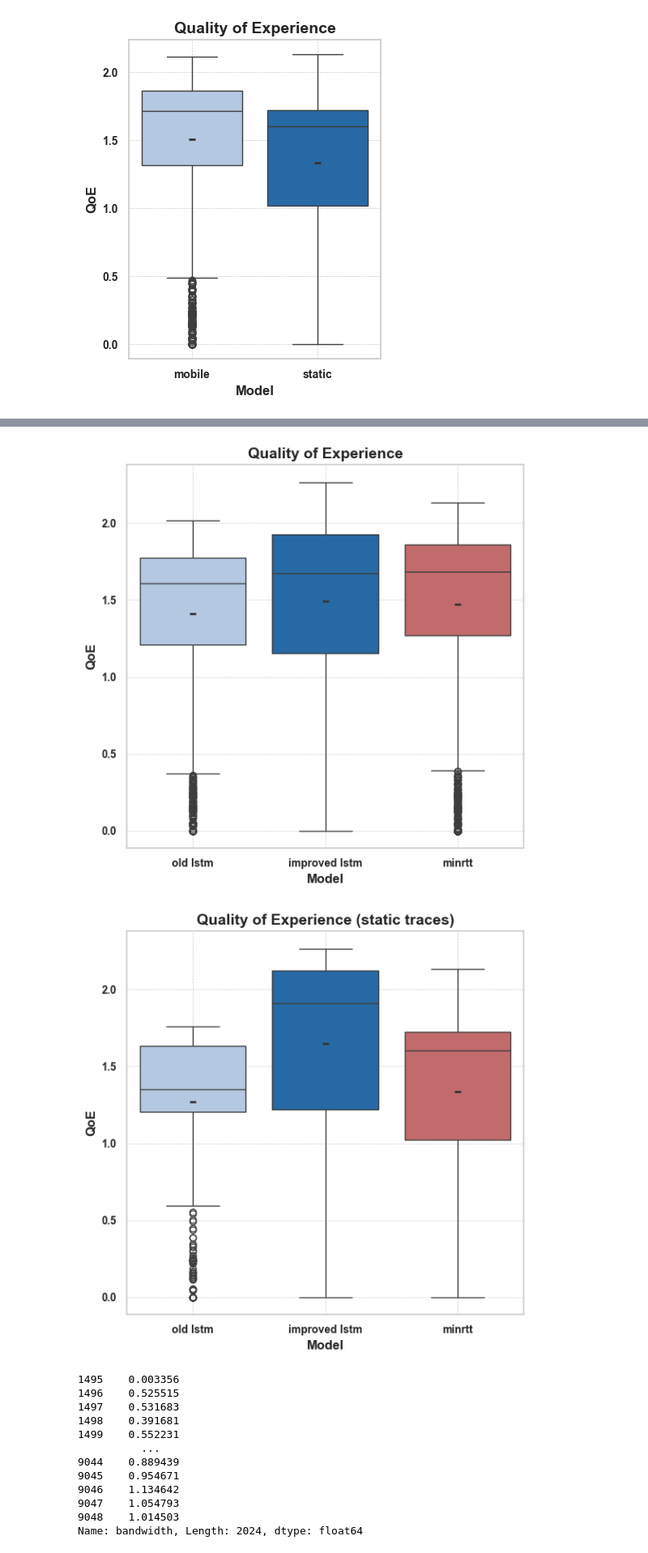
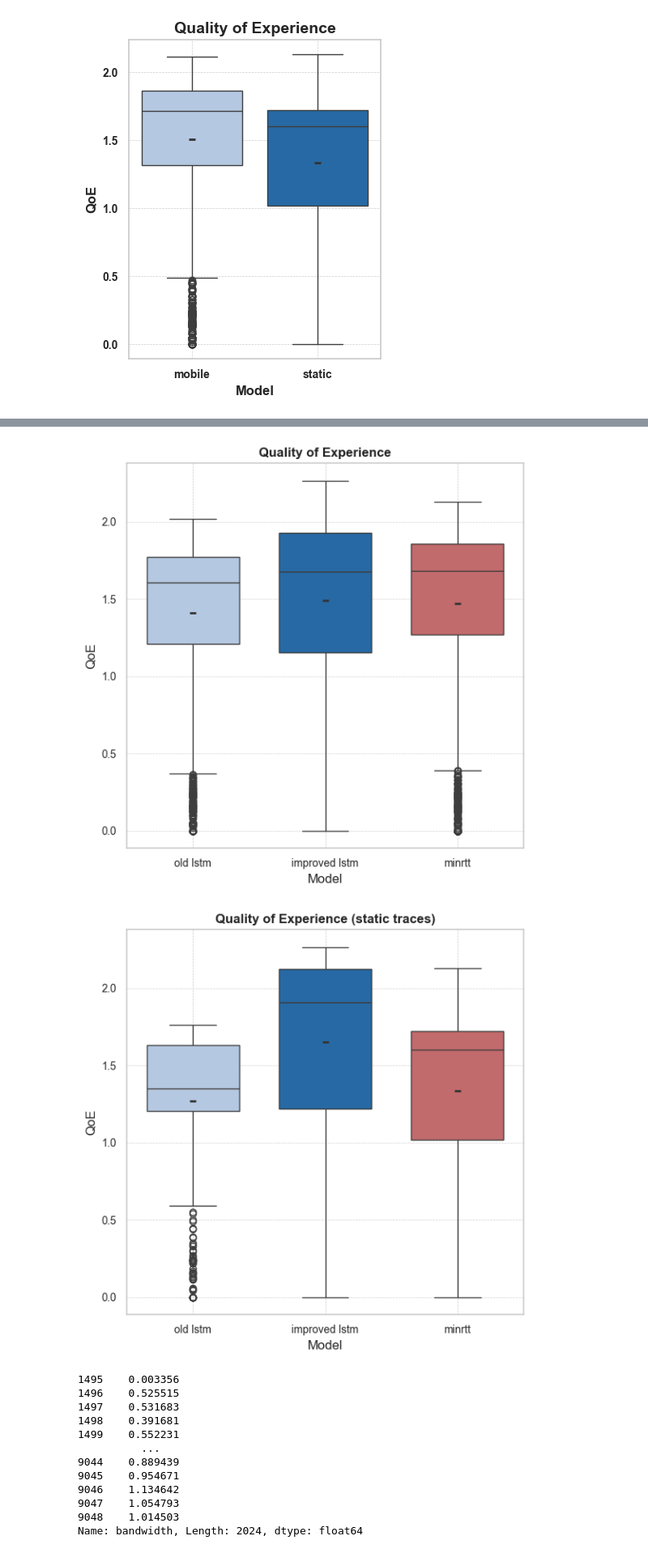
Before and after one commit to mees707/Thesis, a Jupyter notebook: code/mpquic-rl/mpquic-rl/analysis.ipynb, the cells around one changed output, grey strips where cells are left out. Shown at 81% size. Saved outputs shown, nothing was run; the diff lists cells and outputs as text; code cells hidden in the pictures.

```diff
--- a/code/mpquic-rl/mpquic-rl/analysis.ipynb
+++ b/code/mpquic-rl/mpquic-rl/analysis.ipynb
@@ -248,17 +248,17 @@ plt.figure(figsize=(6, 6))  # Width, Height in inches for one column
 colors = ["#aec7e8", "#126ab9", "#d05d5e"]  # Cool colors
 
 # Create the boxplot with the custom palette
-sns.boxplot(data=final_df, x='model', y='qoe', palette=colors, orient='v')
+sns.boxplot(data=final_df, x='model', y='qoe', palette=colors, width=0.7, orient='v')
 sns.pointplot(data=final_df, x='model', y='qoe', estimator='mean', ci=None, marker="_", markersize=10, color='#343434', scale=1, join=False)
 
 # Set title and adjust font sizes
-plt.title('Quality of Experience', fontsize=14, weight='bold')
-plt.xlabel('Model', fontsize=12, weight='bold')
-plt.ylabel('QoE', fontsize=12, weight='bold')
+plt.title('Quality of Experience', fontsize=12, weight='bold')
+plt.xlabel('Model')
+plt.ylabel('QoE')
 
 # Adjust tick parameters for readability
-plt.xticks(fontsize=10, weight='bold')
-plt.yticks(fontsize=10, weight='bold')
+plt.xticks(fontsize=10)
+plt.yticks(fontsize=10)
 
 # Add grid lines for better readability
 plt.grid(True, which='both', linestyle='--', linewidth=0.5)
@@ -270,42 +270,42 @@ plt.tight_layout()
 # Show the plot
 plt.show()
 # %% [output]
-[figure, old version]
+[figure, new version]
 # %%
 final_df = df_runs[df_runs['mobility']== 'static' ]
 
 # Set the theme
 sns.set_theme(style="whitegrid")
 
 # Adjust the figure size for a 2-column paper
 plt.figure(figsize=(6, 6))  # Width, Height in inches for one column
 
 # Create a custom color palette
 colors = ["#aec7e8", "#126ab9", "#d05d5e"]  # Cool colors
 
 # Create the boxplot with the custom palette
-sns.boxplot(data=final_df, x='model', y='qoe', palette=colors, orient='v')
+sns.boxplot(data=final_df, x='model', y='qoe', palette=colors,width=0.7, orient='v')
 sns.pointplot(data=final_df, x='model', y='qoe', estimator='mean', ci=None, marker="_", markersize=10, color='#343434', scale=1, join=False)
 
 # Set title and adjust font sizes
-plt.title('Quality of Experience (static traces)', fontsize=14, weight='bold')
-plt.xlabel('Model', fontsize=12, weight='bold')
-plt.ylabel('QoE', fontsize=12, weight='bold')
+plt.title('Quality of Experience (static traces)', fontsize=12, weight='bold')
+plt.xlabel('Model', fontsize=12)
+plt.ylabel('QoE', fontsize=12)
 
 # Adjust tick parameters for readability
-plt.xticks(fontsize=10, weight='bold')
-plt.yticks(fontsize=10, weight='bold')
+plt.xticks(fontsize=10)
+plt.yticks(fontsize=10)
 
 # Add grid lines for better readability
 plt.grid(True, which='both', linestyle='--', linewidth=0.5)
 
 # Adjust the layout to fit into a single column
 plt.tight_layout()
 
 # Show the plot
 plt.show()
 # %% [output]
-[figure, old version]
+[figure, new version]
 # %%
 final_df['bandwidth']
 # %% [output]
```
Also changed, not shown: parts of 3 cells of this notebook, 24 other files.
